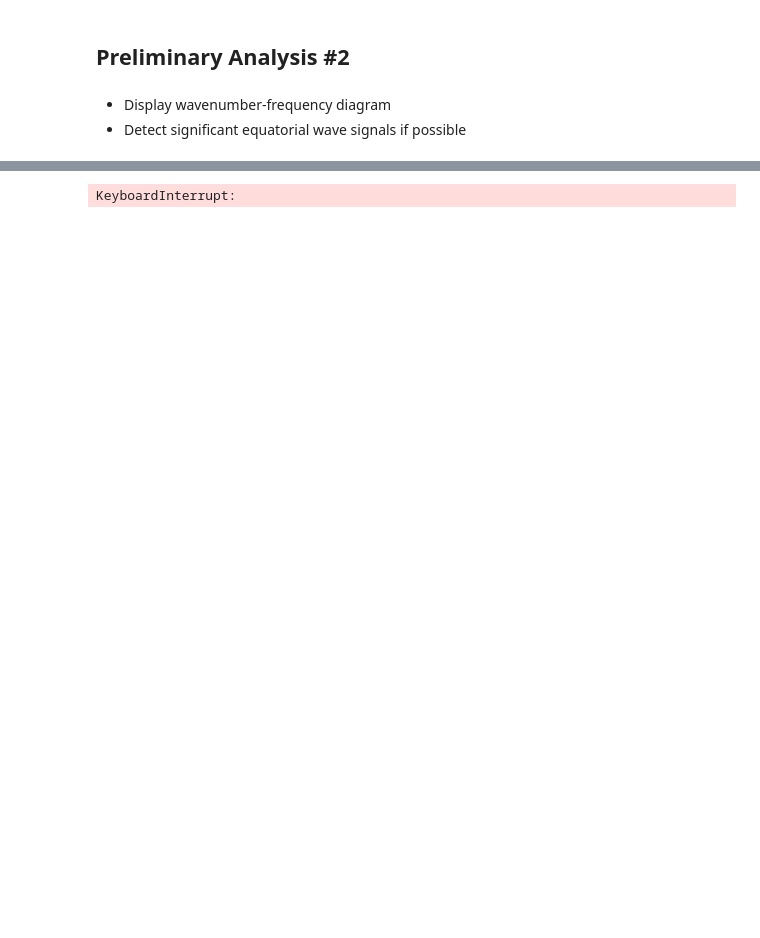
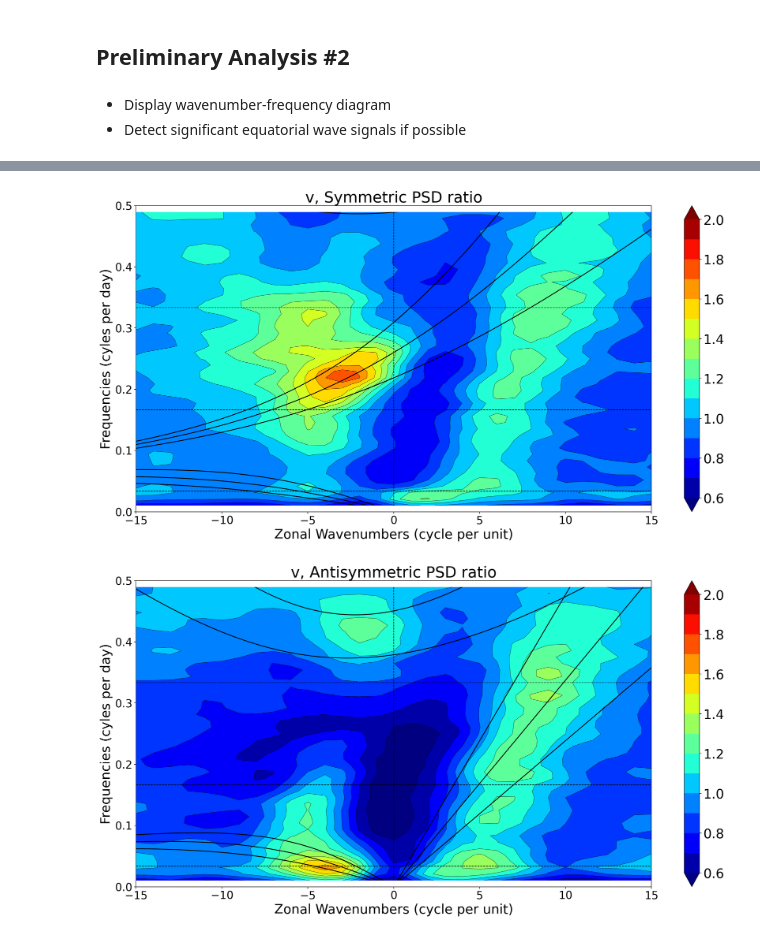
Before and after one commit to PeterLin54088/IndianMonsoon, a Jupyter notebook: src/python/main.ipynb, the cells around one changed output, grey strips where cells are left out. Saved outputs shown, nothing was run; the diff lists cells and outputs as text; code cells hidden in the pictures; blank space fills up the shorter version.

```diff
--- a/src/python/main.ipynb
+++ b/src/python/main.ipynb
@@ -278,18 +356,3 @@ if do_preliminary_analysis_1:
 # %% [markdown]
 - Display wavenumber-frequency diagram
 - Detect significant equatorial wave signals if possible
-# %%
-if do_preliminary_analysis_2:
-    with time_block("Wavenumber-Frequency Diagram"):
-        importlib.reload(calculations)
-        # filepath = os.path.join(ENVIRONMENT_PATH.ABSOLUTE_PATH_ERA5_SPARSE, "sparse_vor.nc")
-        filepath = os.path.join(
-            ENVIRONMENT_PATH.ABSOLUTE_PATH_SATELLITE_TEST, "OLR_sparse.nc"
-        )
-        varname = "olr"
-        (symmetric_PSD, antisymmetric_PSD, background_PSD), grids = (
-            calculations.calculate_SPSD(
-                file_path=filepath, variable_name=varname, pressure_level=-1
-            )
-        )
-        # print(grids["plev"])
@@ -298,36 +452,18 @@ took 13.63 seconds, Wavenumber-Frequency Diagram
 # %%
-if do_preliminary_analysis_2:
+with time_block("Plotting of Stochastic Power Spectra Density Ratio"):
     importlib.reload(plotter)
-    with time_block("Plotting of Stochastic Power Spectra Density Ratio"):
-        # filter_wnfr = [(3.5, 0.15), 2, 0.05]
-        filter_wnfr = [(-4.5, 0.02), 1.5, 0.02]
-        fig, axes = plotter.display_wavenumber_frequency_diagram(
-            symmetric_PSD,
-            antisymmetric_PSD,
-            background_PSD,
-            grids,
-            box=filter_wnfr,
-            variable_name=varname,
-        )
-        fig.savefig(
-            os.path.join(
-                ENVIRONMENT_PATH.ABSOLUTE_PATH_IMAGES,
-                f"{varname}_wavenumber_frequency_diagram.png",
-            )
-        )
-    with time_block("Wavenumber-Frequency Diagram TEST"):
-        animation_object = plotter.display_wavenumber_frequency_diagram_evolution(
-            symmetric_PSD,
-            antisymmetric_PSD,
-            background_PSD,
-            grids,
-            box=filter_wnfr,
-            variable_name=varname,
-        )
-        _ = animation_object.save(
-            os.path.join(
-                ENVIRONMENT_PATH.ABSOLUTE_PATH_IMAGES,
-                f"{varname}_wavenumber_frequency_diagram_evolution.mp4",
-            )
-        )
+    # filter_wnfr = [(3.5, 0.15), 2, 0.05]
+    # wk_filter = [(-4.5, 0.02), 1.5, 0.03]
+    wk_filter = None
+    plotter.display_wavenumber_frequency_diagram(
+        symmetric_PSD,
+        antisymmetric_PSD,
+        background_PSD,
+        grids,
+        wk_filter=wk_filter,
+        variable_name=variable_name,
+        dispersion_order="reverse",
+        cmap_type="default",
+        equivalent_depths=np.array([12.5, 25.0, 50.0]),
+    )
 # %% [output]
@@ -338,3 +471,5 @@ took 2.70 seconds, Wavenumber-Frequency Diagram TEST
+[figure, added]
+[figure, added]
 # %%
 filtered_symmetric_components, filtered_antisymmetric_components, _ = (
     calculations.calculate_filtered_signal(
@@ -348,8 +483,6 @@ filtered_symmetric_components, filtered_antisymmetric_components, _ = (
         variable_name=varname,
     )
 )
-# %% [output]
-KeyboardInterrupt:
 # %%
 import matplotlib.pyplot as plt
 import cartopy.crs as ccrs
```
Also changed, not shown: parts of 9 cells of this notebook, 4 other files.
